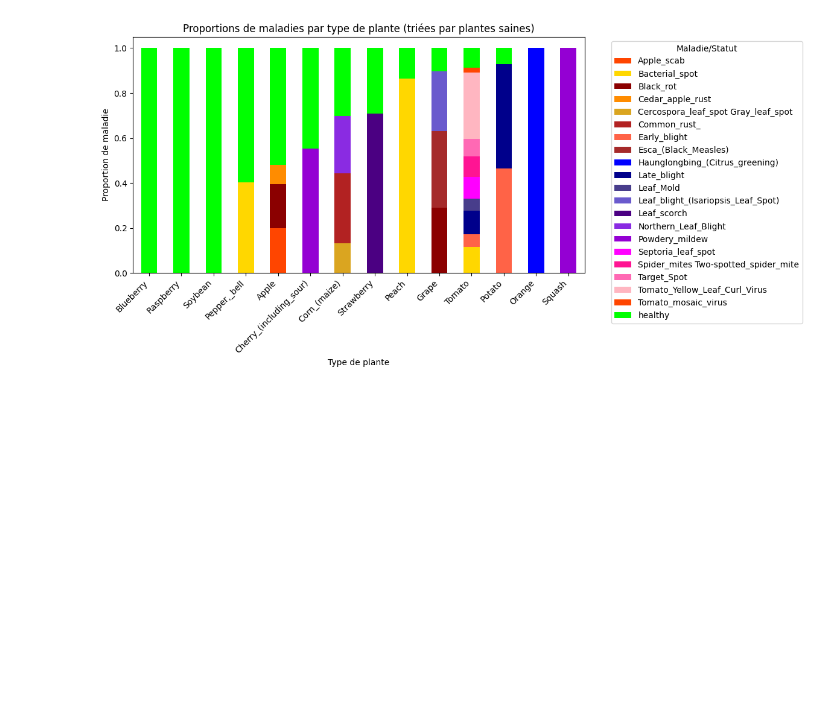
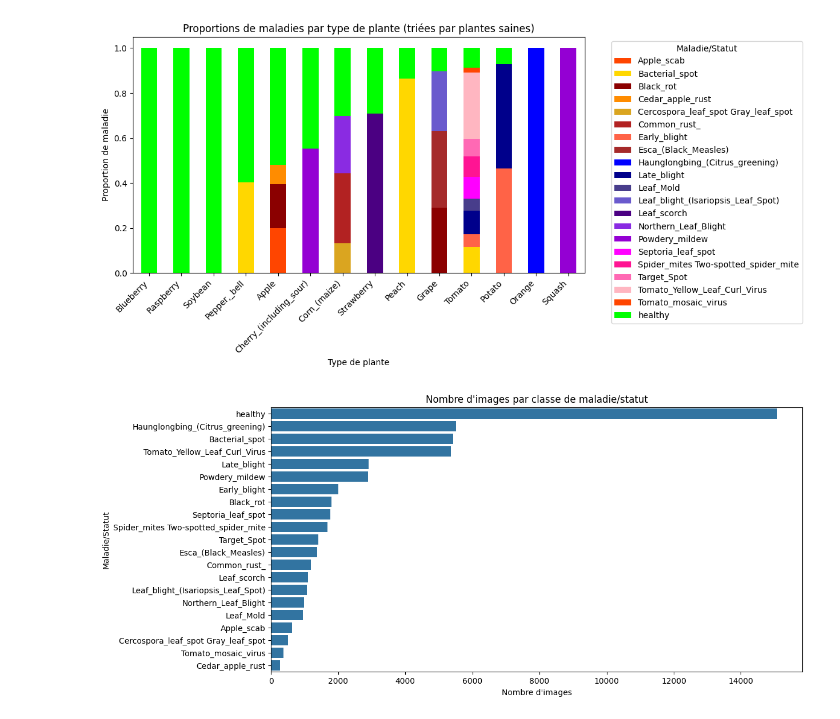
Before and after one commit to frsouto/recoplantes, a Jupyter notebook: notebooks/0.1-felipe-data-exploration.ipynb, the cells around one changed output. Saved outputs shown, nothing was run; the diff lists cells and outputs as text; code cells hidden in the pictures; blank space fills up the shorter version.

```diff
--- a/notebooks/0.1-felipe-data-exploration.ipynb
+++ b/notebooks/0.1-felipe-data-exploration.ipynb
@@ -230,4 +153,14 @@ plt.tight_layout()
 plt.show()
 # %% [output]
 [figure]
+# %%
+#6 Nombre d'images par maladies
+plt.figure(figsize=(12, 6))
+sns.countplot(data=df, y='Maladie/Statut', order=df['Maladie/Statut'].value_counts().index)
+plt.title('Nombre d\'images par classe de maladie/statut')
+plt.xlabel('Nombre d\'images')
+plt.ylabel('Maladie/Statut')
+plt.show()
+# %% [output]
+[figure, added]
 # %%
```
Also changed, not shown: parts of 19 cells of this notebook.
